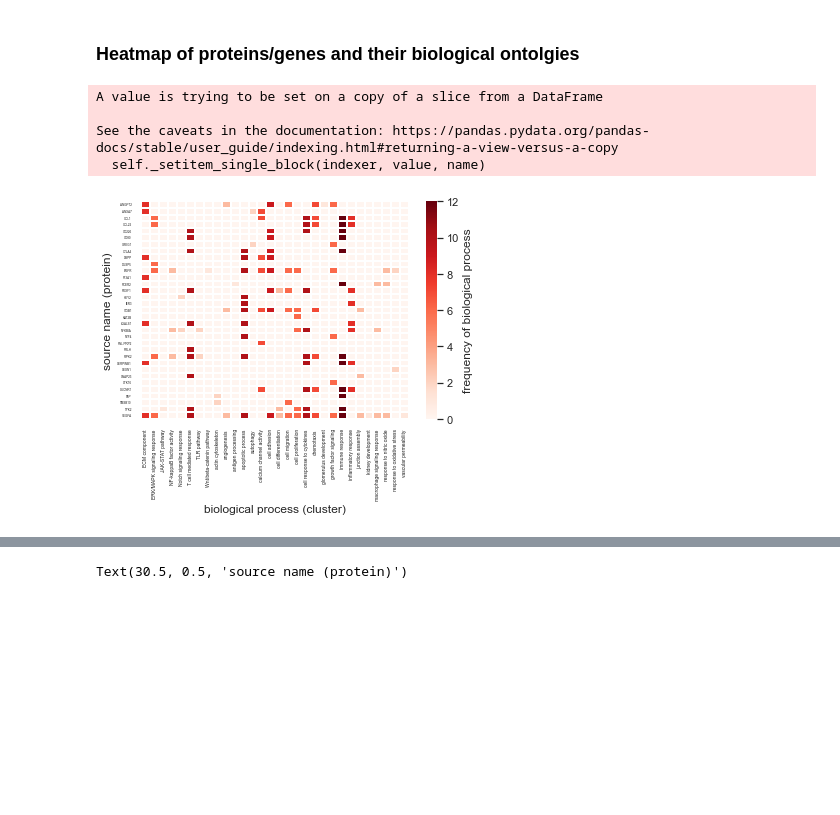
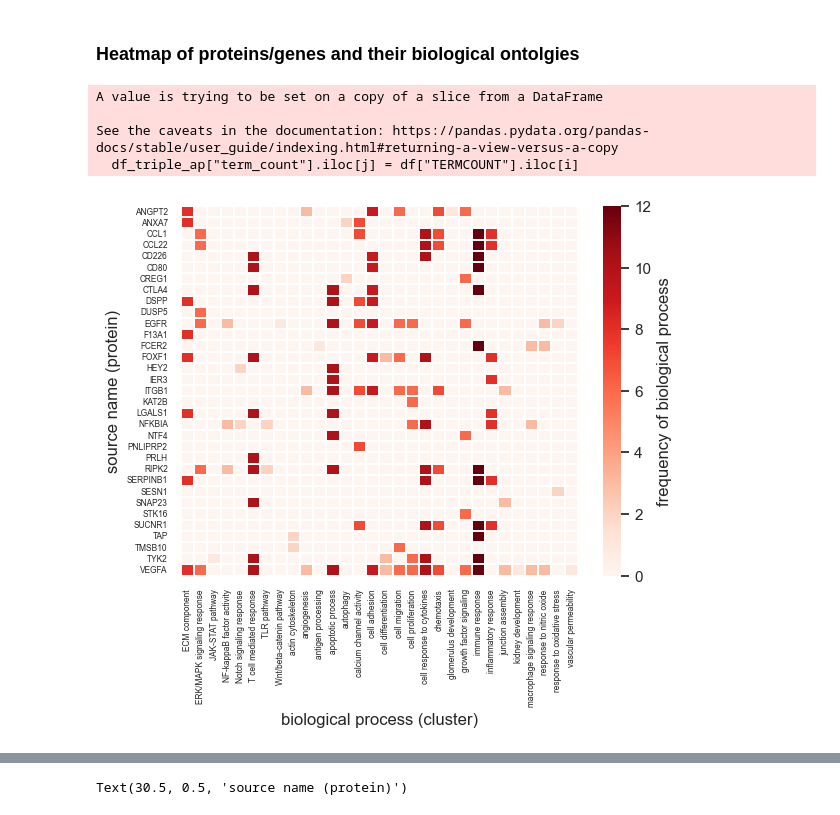
Before and after one commit to ashleefv/DKD_CaseStudy_SemNet2, a Jupyter notebook: DKD-SemNet-visualization.ipynb, the cells around one changed output, grey strips where cells are left out. Drawn from its saved outputs; the diff is of its cells as text; code cells hidden in the pictures; blank space fills up the shorter version.

Commit message:
minor edits to code to update plots

```diff
--- a/DKD-SemNet-visualization.ipynb
+++ b/DKD-SemNet-visualization.ipynb
@@ -61,39 +63,38 @@ df_triple_gn = df_triple_gn.drop_duplicates(keep="first").reset_index(drop=True)
 le = preprocessing.LabelEncoder()
 df_triple_ap["term_label"] = le.fit_transform(df_triple_ap["term_uniID"])
 df_triple_ap["term_label"] += 1
 termcount = df_triple_ap["term_uniID"].value_counts()
 df = pd.DataFrame(data=termcount).reset_index()
 df = df.rename(columns = {"index": "TERM", "term_uniID": "TERMCOUNT"})
 df_triple_ap["term_count"] = 0
 
 for j in range(0,len(df_triple_ap)):
     for i in range(0,len(df.index)):
         if df_triple_ap["term_uniID"].iloc[j] in df["TERM"].iloc[i]:
             df_triple_ap["term_count"].iloc[j] = df["TERMCOUNT"].iloc[i]
 
 piv = pd.pivot_table(df_triple_ap, values="term_count",index=["Input"], columns=["term_uniID"], fill_value=0, aggfunc=np.sum)
 
 myColors = ((1.0, 1.0, 1.0), (0.0, 0.0, 0.8), (1.0, 0.0, 0.0), (0.0, 0.8, 0.0), (0.0, 0.0,0.0))
 cmap = LinearSegmentedColormap.from_list('Custom', myColors, len(myColors))
 
 ax = sns.heatmap(piv, cmap='Reds', linecolor='white', linewidth=0.01, xticklabels=True, yticklabels=True, cbar_kws={'label': 'frequency of biological process'})
 
 #colorbar = ax.collections[0].colorbar
 #colorbar.set_ticks([0, 4, 8, 12, 16])
 #colorbar.set_ticklabels(np.unique(piv))
 
-plt.xticks(fontsize=5)
-plt.yticks(fontsize=3)
+plt.xticks(fontsize=6)
+plt.yticks(fontsize=6)
 plt.xlabel('biological process (cluster)')
 plt.ylabel('source name (protein)')
-plt.show()
-# plt.savefig("heatmap_selected_CUIcount.jpg", dpi=720, bbox_inches = "tight")
+plt.savefig("heatmap-triple-aapp.jpg", dpi=720, bbox_inches = "tight")
 # %% [output]
 A value is trying to be set on a copy of a slice from a DataFrame
 
 See the caveats in the documentation: https://pandas.pydata.org/pandas-docs/stable/user_guide/indexing.html#returning-a-view-versus-a-copy
-  self._setitem_single_block(indexer, value, name)
+  df_triple_ap["term_count"].iloc[j] = df["TERMCOUNT"].iloc[i]
-[figure, old version]
+[figure, new version]
 # %%
 # Heatmap of genes/biological ontolgies grouped by frequency of biological process
 
```
Also changed, not shown: parts of 4 cells of this notebook, 1 other file.
